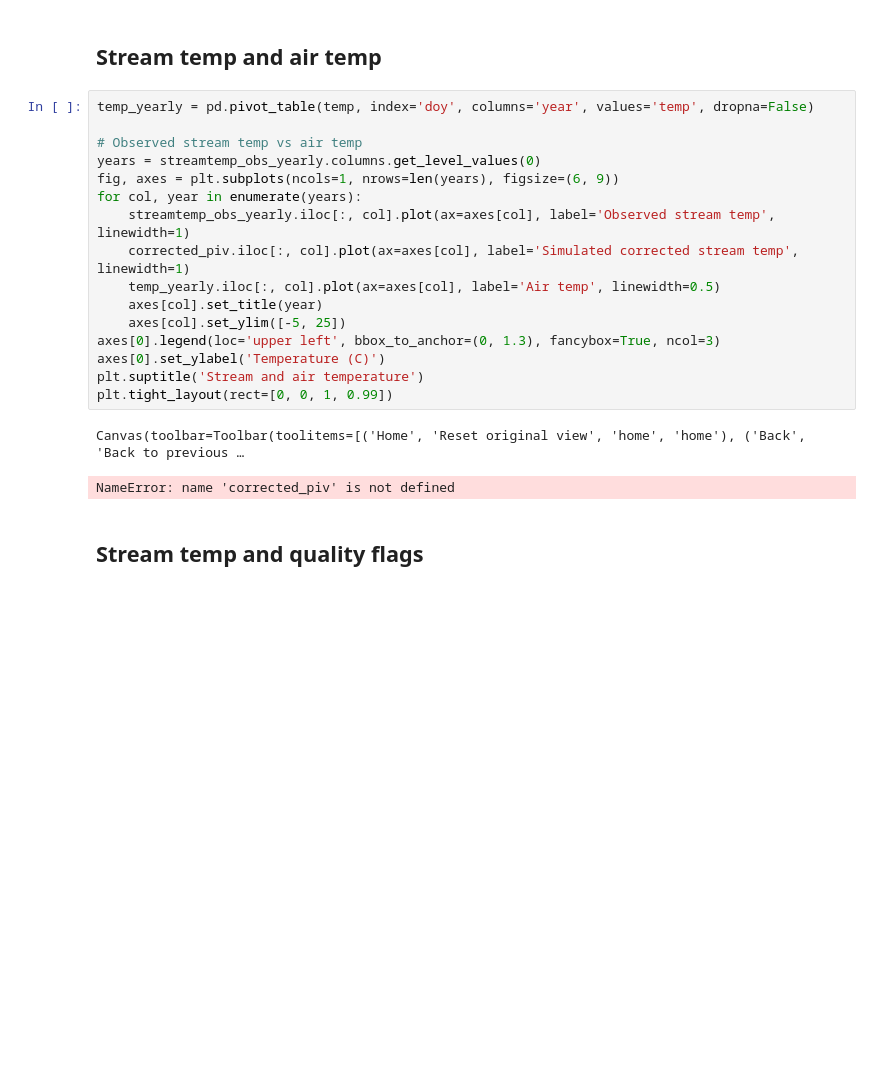
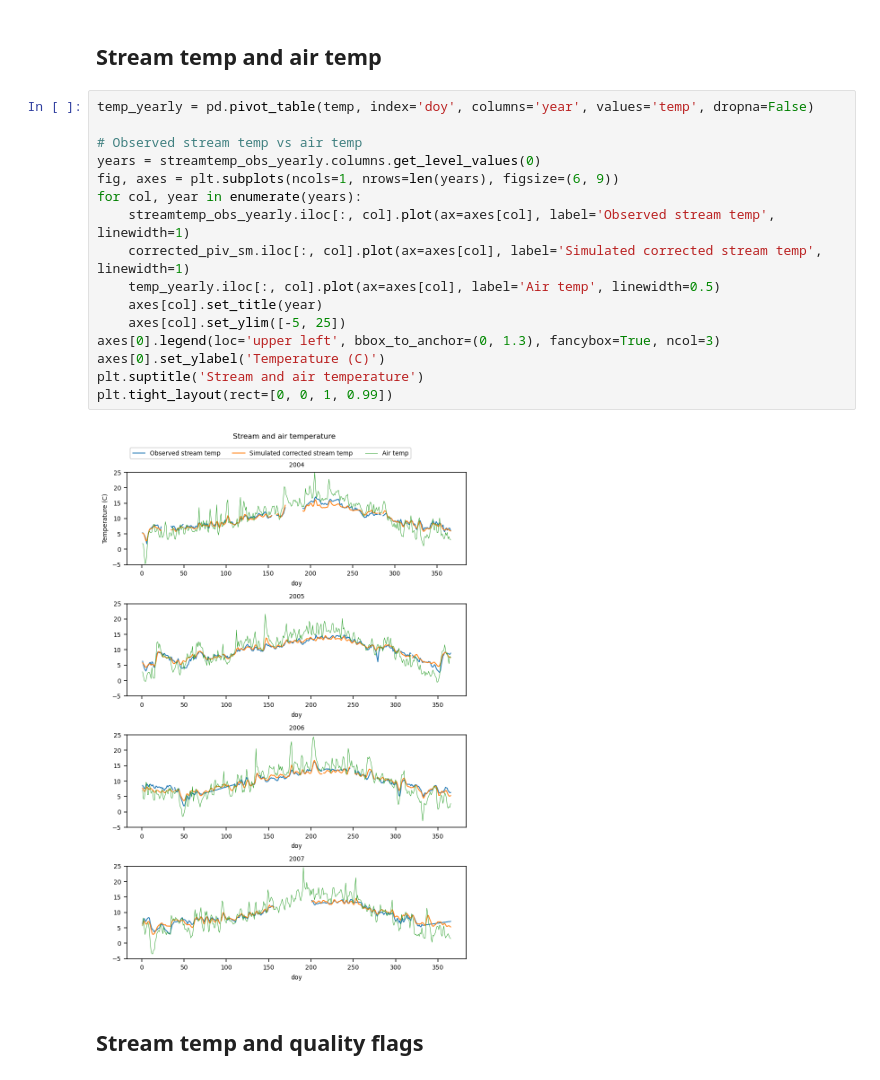
Before and after one commit to jrobertson2000/PNW_VELMA, a Jupyter notebook: notebooks/stream_temp.ipynb, the cells around one changed output. Cells and saved outputs as stored; diff of their text form; blank space fills up the shorter version.

```diff
--- a/notebooks/stream_temp.ipynb
+++ b/notebooks/stream_temp.ipynb
@@ -437,22 +428,21 @@ NameError: name 'ci_lower_yearly95' is not defined
 # %%
 temp_yearly = pd.pivot_table(temp, index='doy', columns='year', values='temp', dropna=False)
 
 # Observed stream temp vs air temp
 years = streamtemp_obs_yearly.columns.get_level_values(0)
 fig, axes = plt.subplots(ncols=1, nrows=len(years), figsize=(6, 9))
 for col, year in enumerate(years):
     streamtemp_obs_yearly.iloc[:, col].plot(ax=axes[col], label='Observed stream temp', linewidth=1)
-    corrected_piv.iloc[:, col].plot(ax=axes[col], label='Simulated corrected stream temp', linewidth=1)
+    corrected_piv_sm.iloc[:, col].plot(ax=axes[col], label='Simulated corrected stream temp', linewidth=1)
     temp_yearly.iloc[:, col].plot(ax=axes[col], label='Air temp', linewidth=0.5)
     axes[col].set_title(year)
     axes[col].set_ylim([-5, 25])
 axes[0].legend(loc='upper left', bbox_to_anchor=(0, 1.3), fancybox=True, ncol=3)
 axes[0].set_ylabel('Temperature (C)')
 plt.suptitle('Stream and air temperature')
 plt.tight_layout(rect=[0, 0, 1, 0.99])
 # %% [output]
-Canvas(toolbar=Toolbar(toolitems=[('Home', 'Reset original view', 'home', 'home'), ('Back', 'Back to previous …
-NameError: name 'corrected_piv' is not defined
+[figure, added]
 # %% [markdown]
 ## Stream temp and quality flags
 # %%
```
Also changed, not shown: parts of 9 cells of this notebook, 9 other files.
